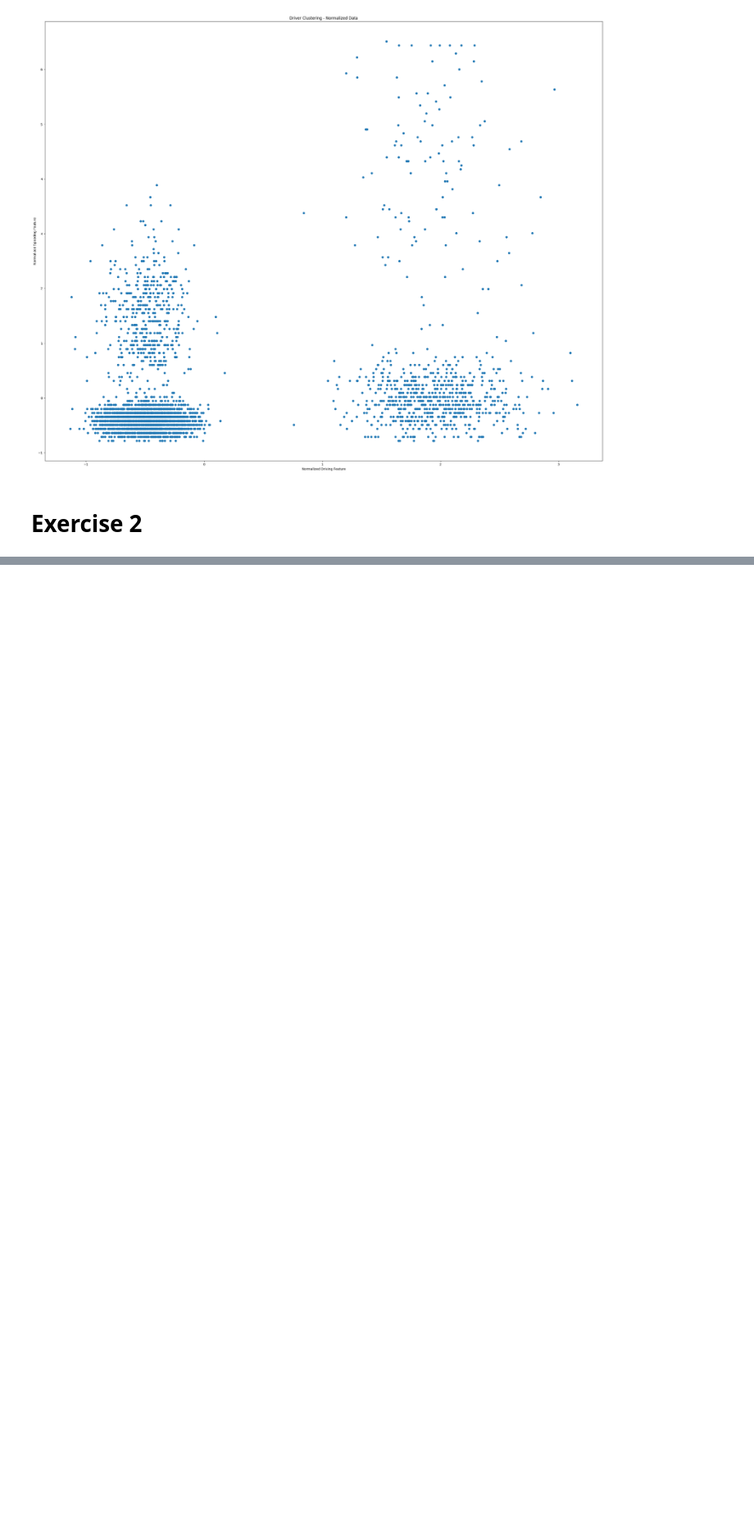
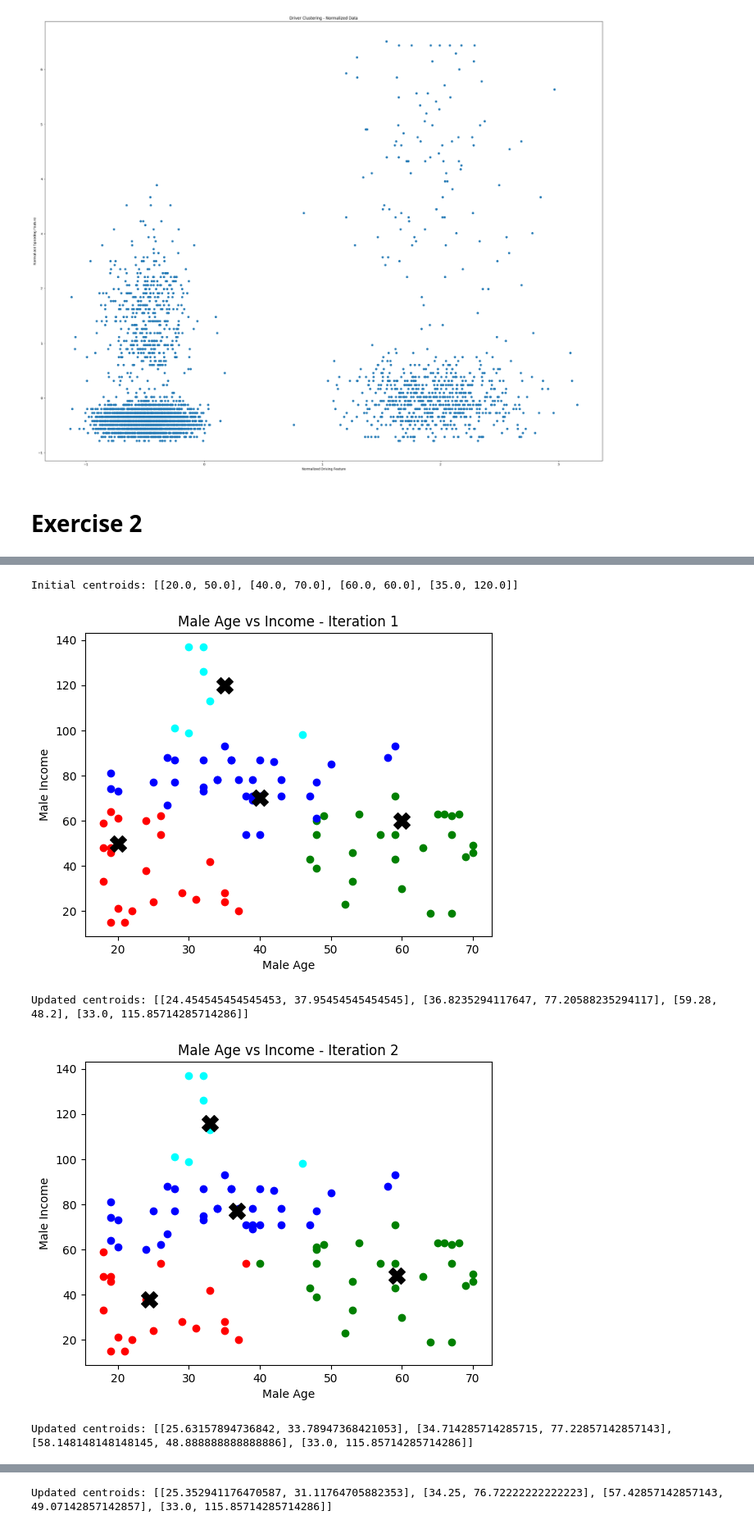
Before and after one commit to Quilhar/DataAnalytics, a Jupyter notebook: Stats/clustering.ipynb, the cells around one changed output, grey strips where cells are left out. Shown at 82% size. Saved outputs shown, nothing was run; the diff lists cells and outputs as text; code cells hidden in the pictures; blank space fills up the shorter version.

```diff
--- a/Stats/clustering.ipynb
+++ b/Stats/clustering.ipynb
@@ -144,0 +249,13 @@ print(reg_cluster_stats)
+# %%
+male_clusters_age__income = k_means_clustering_algorithm(male_age, male_income, "Male Age", "Male Income", "Male Age vs Income")
+
+for cluster_num in male_clusters_age__income:
+    stats = cluster_stats(male_clusters_age__income[cluster_num], cluster_num, male_age, male_income)
+
+    print(stats)
+# %% [output]
+Initial centroids: [[20.0, 50.0], [40.0, 70.0], [60.0, 60.0], [35.0, 120.0]]
+[figure, added]
+Updated centroids: [[24.454545454545453, 37.95454545454545], [36.8235294117647, 77.20588235294117], [59.28, 48.2], [33.0, 115.85714285714286]]
+[figure, added]
+Updated centroids: [[25.63157894736842, 33.78947368421053], [34.714285714285715, 77.22857142857143], [58.148148148148145, 48.888888888888886], [33.0, 115.85714285714286]]
@@ -144,0 +263 @@ print(reg_cluster_stats)
+Updated centroids: [[25.352941176470587, 31.11764705882353], [34.25, 76.72222222222223], [57.42857142857143, 49.07142857142857], [33.0, 115.85714285714286]]
```
Also changed, not shown: parts of 14 cells of this notebook, 4 other files.
